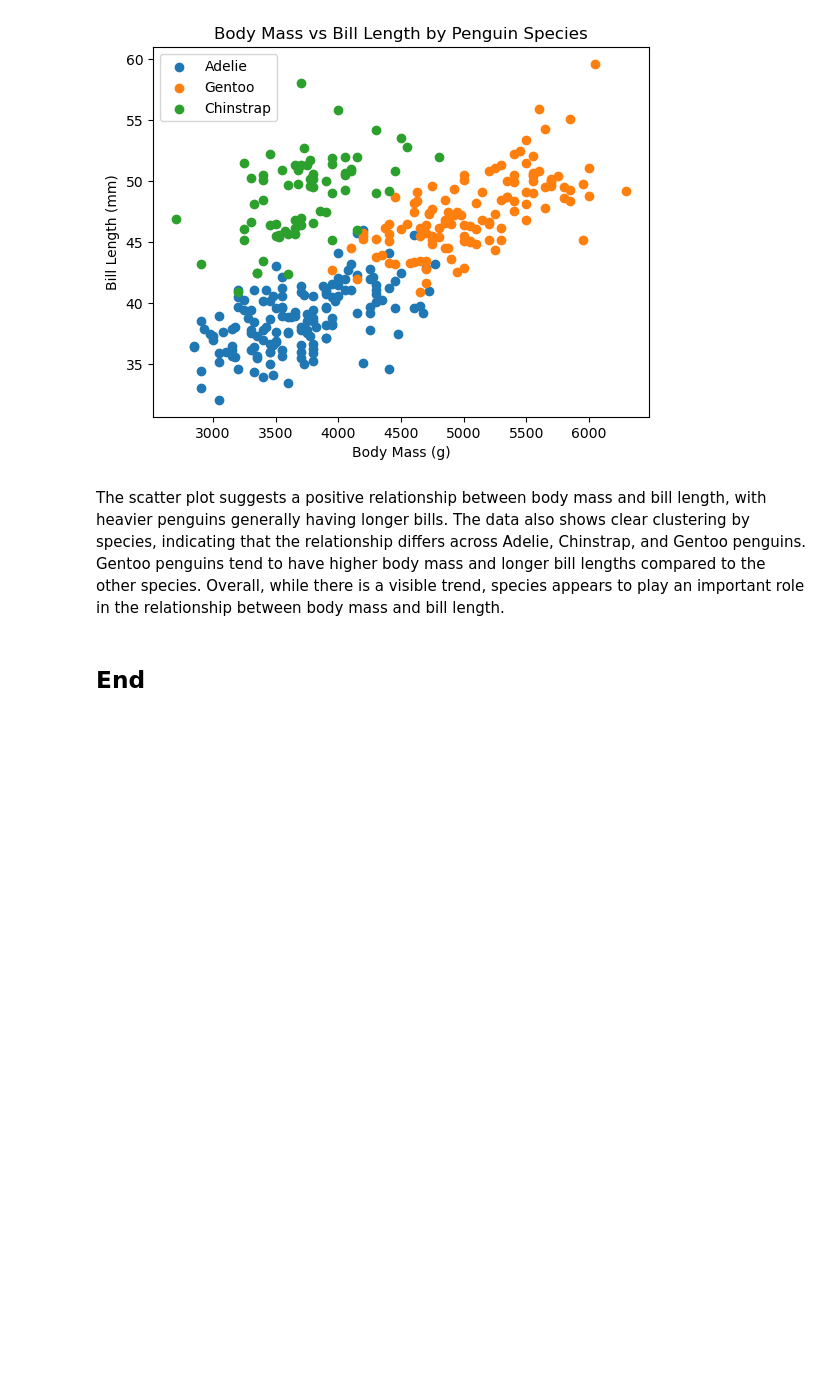
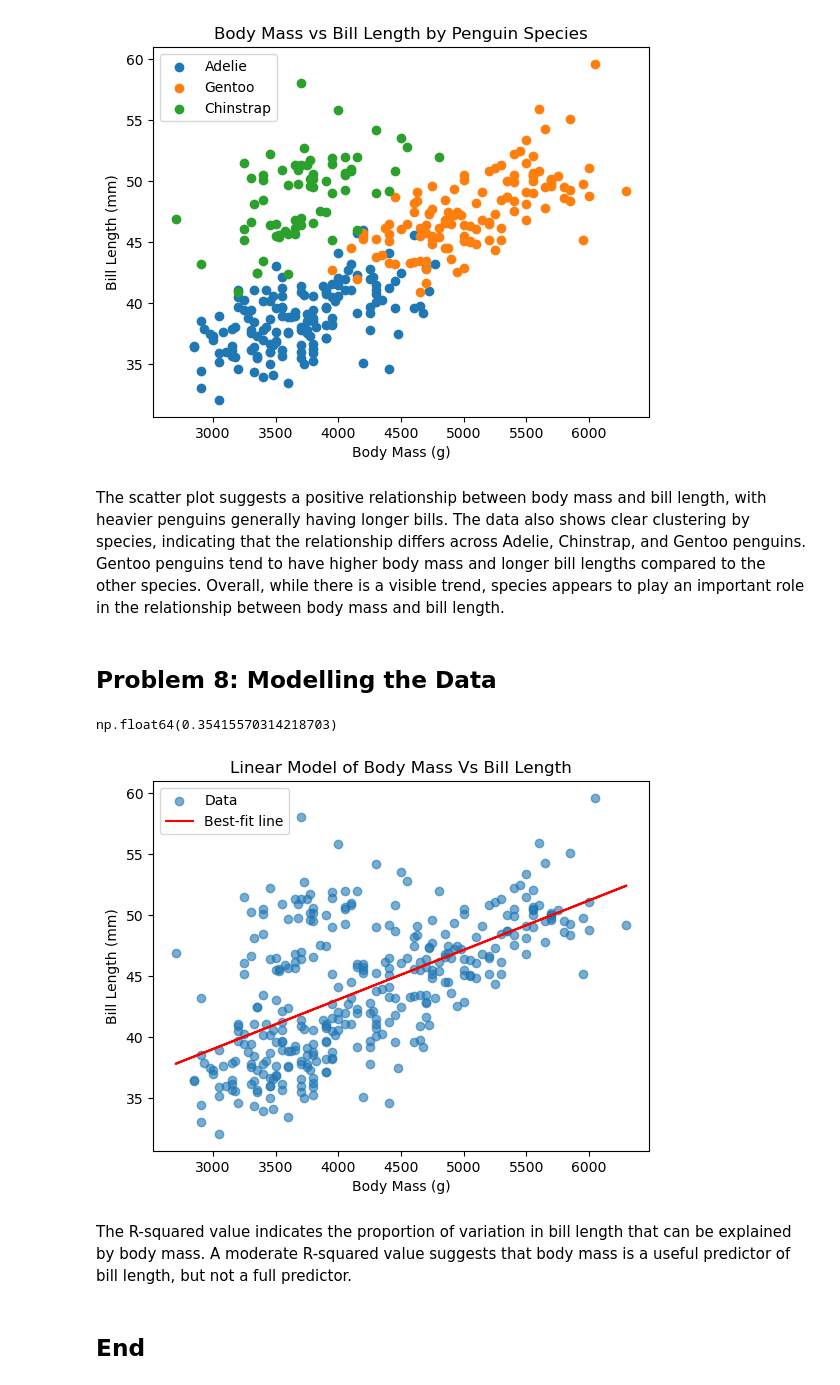
Before and after one commit to leahchristina/principles-of-data-analytics-atu, a Jupyter notebook: problems.ipynb, the cells around one changed output. Drawn from its saved outputs; the diff is of its cells as text; code cells hidden in the pictures; blank space fills up the shorter version.

Commit message:
Starting plots for Problem 8

```diff
--- a/problems.ipynb
+++ b/problems.ipynb
@@ -88,5 +88,44 @@ The scatter plot suggests a positive relationship between body mass and bill len
 The data also shows clear clustering by species, indicating that the relationship differs across Adelie, Chinstrap, and Gentoo penguins.
 Gentoo penguins tend to have higher body mass and longer bill lengths compared to the other species.
 Overall, while there is a visible trend, species appears to play an important role in the relationship between body mass and bill length.
+# %% [markdown]
+## Problem 8: Modelling the Data
+# %%
+x = df["body_mass_g"]
+y = df["bill_length_mm"]
+
+mask = x.notna() & y.notna()
+x = x[mask]
+y = y[mask]
+# %%
+coefficients = np.polyfit(x, y, 1)
+slope, intercept = coefficients
+
+line = slope * x + intercept
+# %%
+y_pred = slope * x + intercept
+
+ss_res = np.sum((y - y_pred) ** 2)
+ss_tot = np.sum((y - np.mean(y)) ** 2)
+
+r_squared = 1 - (ss_res / ss_tot)
+r_squared
+# %% [output]
+np.float64(0.35415570314218703)
+# %%
+plt.scatter(x, y, alpha=0.6, label="Data")
+
+plt.plot(x, y_pred, color="red", label="Best-fit line")
+
+plt.xlabel("Body Mass (g)")
+plt.ylabel("Bill Length (mm)")
+plt.title("Linear Model of Body Mass Vs Bill Length")
+plt.legend()
+plt.show()
+# %% [output]
+[figure, added]
+# %% [markdown]
+The R-squared value indicates the proportion of variation in bill length that can be explained by body mass.
+A moderate R-squared value suggests that body mass is a useful predictor of bill length, but not a full predictor.
 # %% [markdown]
 ## End
```
